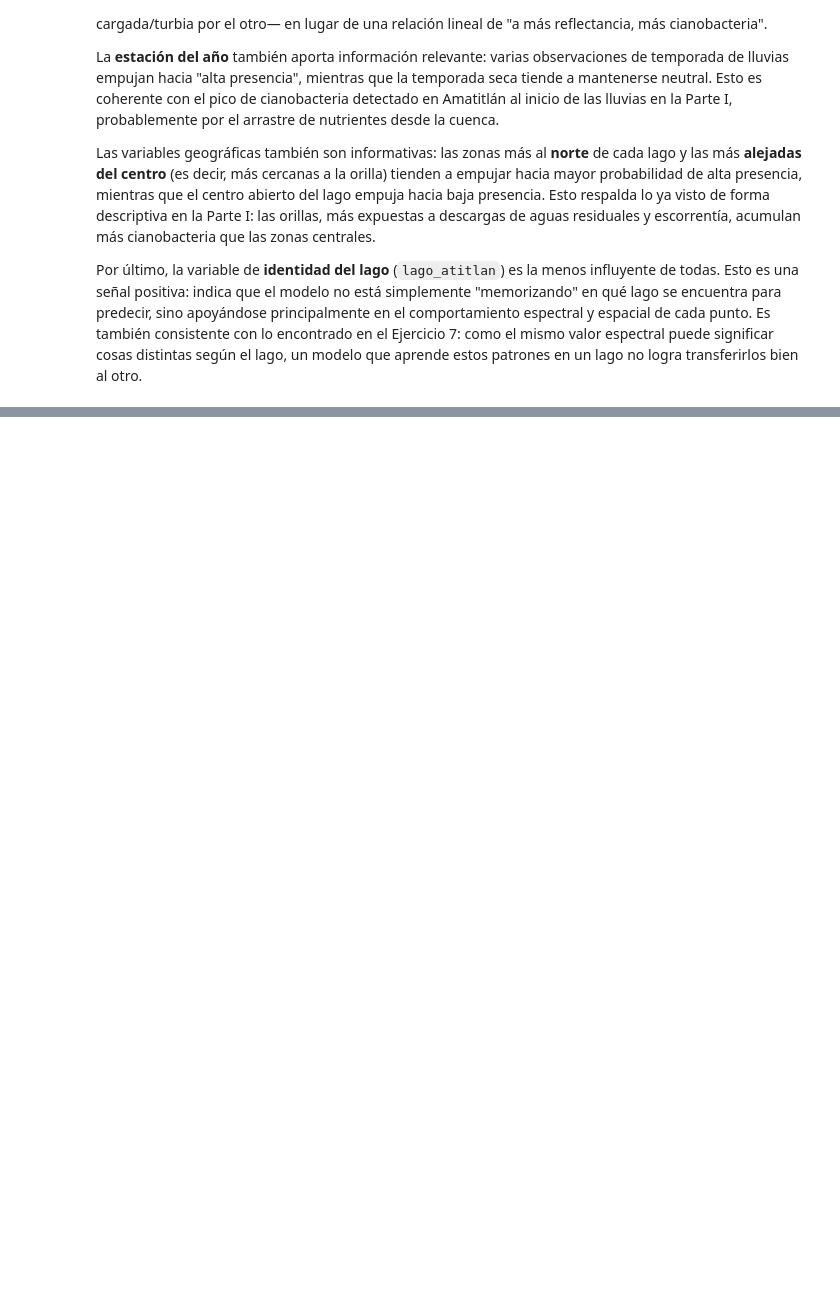
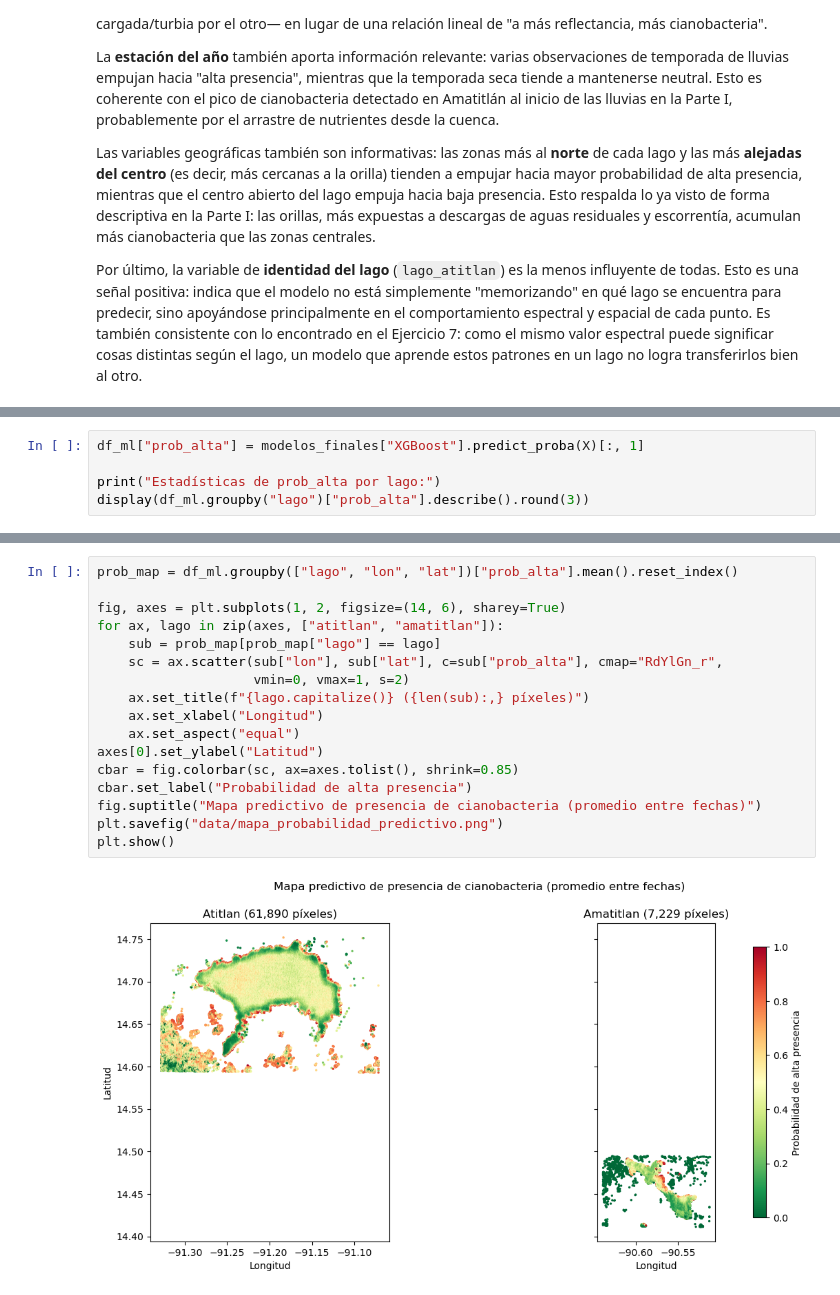
Before and after one commit to Ikeel04/Labs-DS, a Jupyter notebook: Lab4/Laboratorio4_Parte2.ipynb, the cells around one changed output, grey strips where cells are left out. Drawn from its saved outputs; the diff is of its cells as text; blank space fills up the shorter version.

Commit message:
Inciso 9 - Mapas predictivos e Informe

```diff
--- a/Lab4/Laboratorio4_Parte2.ipynb
+++ b/Lab4/Laboratorio4_Parte2.ipynb
@@ -1354,0 +1360,5 @@ lago no logra transferirlos bien al otro.
+# %%
+df_ml["prob_alta"] = modelos_finales["XGBoost"].predict_proba(X)[:, 1]
+
+print("Estadísticas de prob_alta por lago:")
+display(df_ml.groupby("lago")["prob_alta"].describe().round(3))
@@ -1354,0 +1371,19 @@ lago no logra transferirlos bien al otro.
+# %%
+prob_map = df_ml.groupby(["lago", "lon", "lat"])["prob_alta"].mean().reset_index()
+
+fig, axes = plt.subplots(1, 2, figsize=(14, 6), sharey=True)
+for ax, lago in zip(axes, ["atitlan", "amatitlan"]):
+    sub = prob_map[prob_map["lago"] == lago]
+    sc = ax.scatter(sub["lon"], sub["lat"], c=sub["prob_alta"], cmap="RdYlGn_r",
+                    vmin=0, vmax=1, s=2)
+    ax.set_title(f"{lago.capitalize()} ({len(sub):,} píxeles)")
+    ax.set_xlabel("Longitud")
+    ax.set_aspect("equal")
+axes[0].set_ylabel("Latitud")
+cbar = fig.colorbar(sc, ax=axes.tolist(), shrink=0.85)
+cbar.set_label("Probabilidad de alta presencia")
+fig.suptitle("Mapa predictivo de presencia de cianobacteria (promedio entre fechas)")
+plt.savefig("data/mapa_probabilidad_predictivo.png")
+plt.show()
+# %% [output]
+[figure, added]
```
Also changed, not shown: parts of 28 cells of this notebook, 11 other files.
